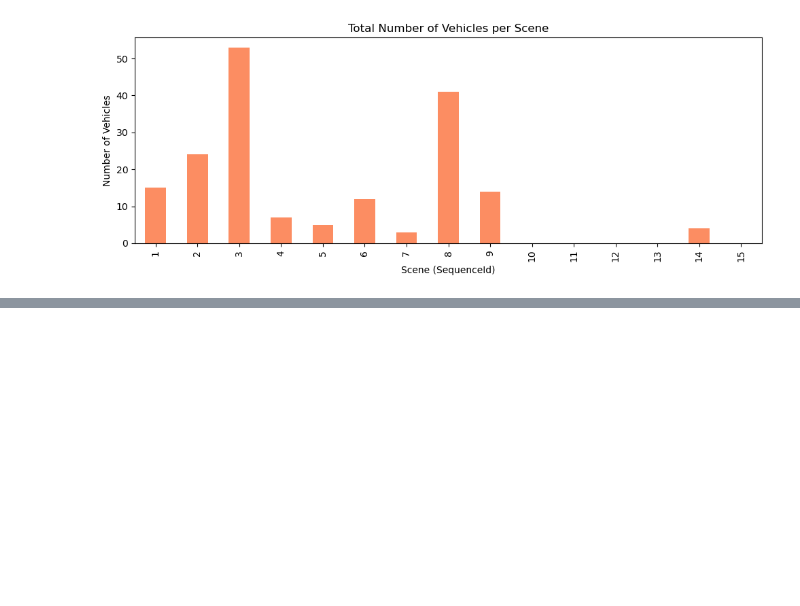
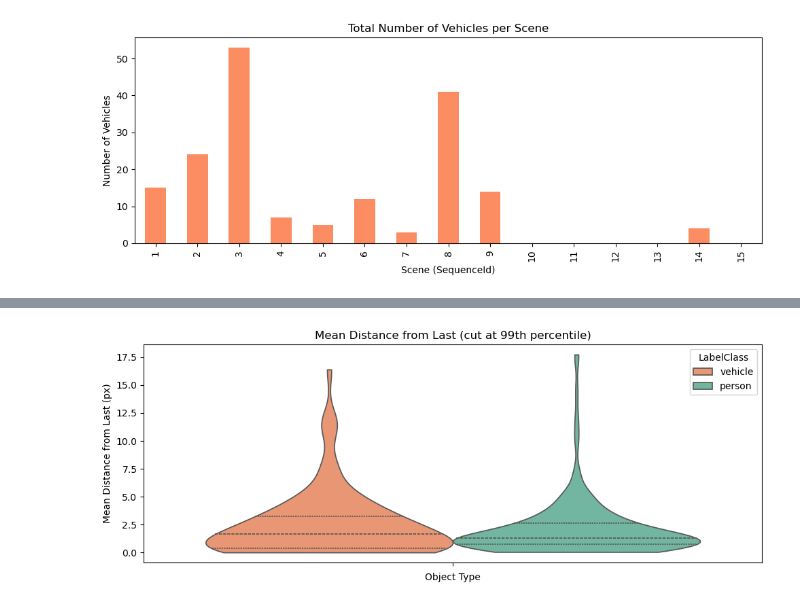
Before and after one commit to ArnaudPoletto/cs-599-window-views-visual-attention, a Jupyter notebook: notebooks/tracking.ipynb, the cells around one changed output, grey strips where cells are left out. Saved outputs shown, nothing was run; the diff lists cells and outputs as text; code cells hidden in the pictures; blank space fills up the shorter version.

```diff
--- a/notebooks/tracking.ipynb
+++ b/notebooks/tracking.ipynb
@@ -276,0 +351,30 @@ plot_object_fixations(gaze_data=gaze_data, object_data=object_data)
+# %%
+def plot_distance_distribution(data: pd.DataFrame) -> None:
+    """
+    Plot the distribution of mean distance from last for each object type.
+
+    Args:
+        data (pd.DataFrame): Tracking data for objects
+        object_types (List[str]): Types of objects to plot
+    """
+    # Only keep the first instance of each object
+    data = data.copy()
+    data = data.groupby(["SequenceId", "InstanceId", "MeanDistanceFromLast_px"]).first().reset_index()
+
+    # Remove outliers
+    distance_threshold = data["MeanDistanceFromLast_px"].quantile(0.99)
+    data = data[data["MeanDistanceFromLast_px"] < distance_threshold]
+
+    # Plot the histogram
+    colors = sns.color_palette("Set2", n_colors=len(data["LabelClass"].unique()))[::-1]
+    plt.figure(figsize=(10, 4))
+    sns.violinplot(data=data, y="MeanDistanceFromLast_px", palette=colors, hue="LabelClass", density_norm="width", cut=0, inner="quartile")
+    plt.title("Mean Distance from Last (cut at 99th percentile)")
+    plt.xlabel("Object Type")
+    plt.ylabel("Mean Distance from Last (px)")
+    plt.tight_layout()
+    plt.show()
+
+plot_distance_distribution(object_data)
+# %% [output]
+[figure, added]
```
Also changed, not shown: parts of 27 cells of this notebook, 6 other files.
